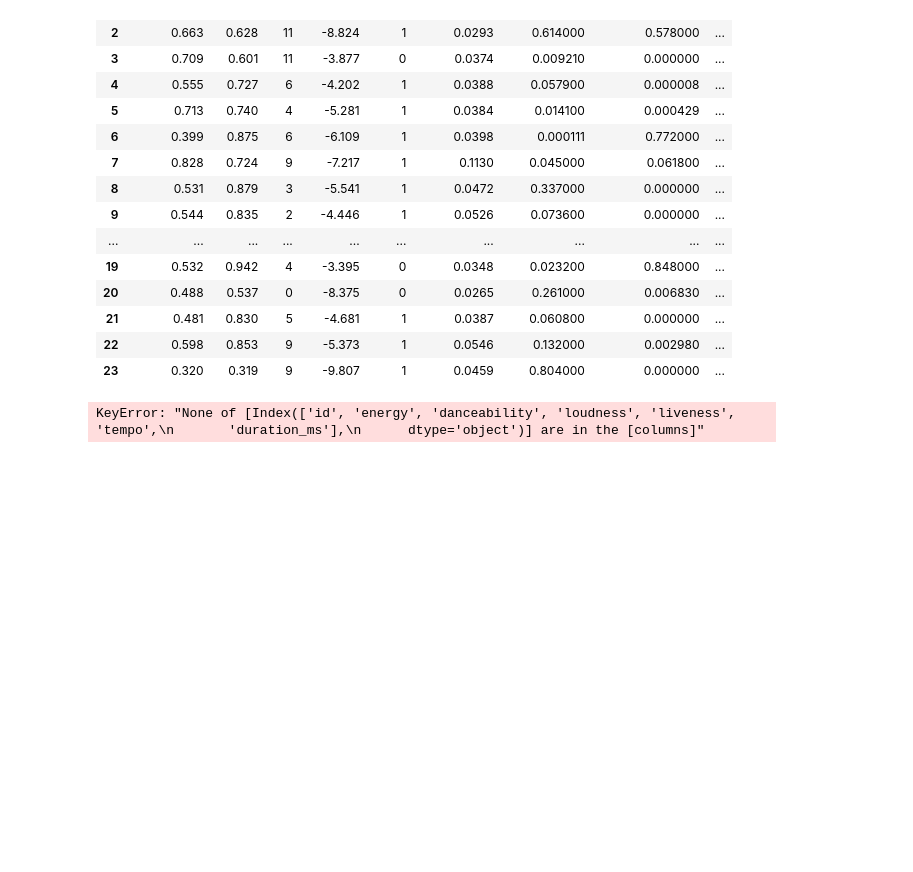
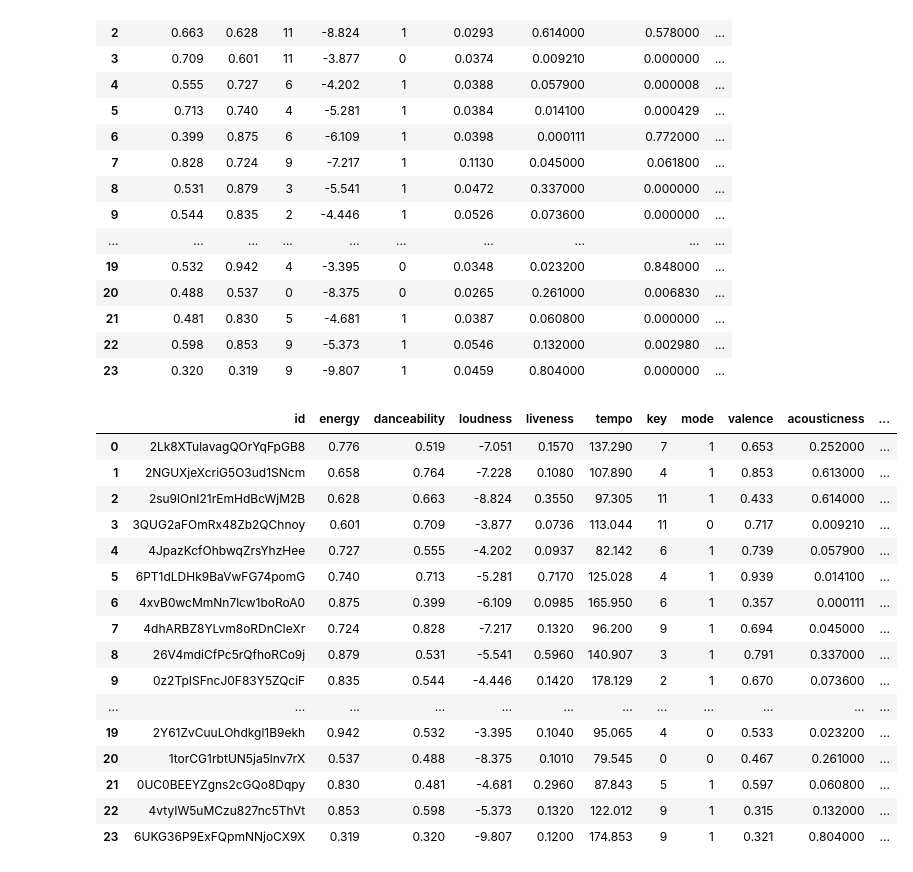
Before and after one commit to cwsteph/Spotify-JS, a Jupyter notebook: Untitled.ipynb, the cells around one changed output. Cells and saved outputs as stored; diff of their text form; code cells hidden in the pictures; blank space fills up the shorter version.

```diff
--- a/Untitled.ipynb
+++ b/Untitled.ipynb
@@ -225,7 +221,23 @@ results
 | 22 | 0.598 | 0.853 | 9 | -5.373 | 1 | 0.0546 | 0.132000 | 0.002980 | ... |
 | 23 | 0.320 | 0.319 | 9 | -9.807 | 1 | 0.0459 | 0.804000 | 0.000000 | ... |
 # %%
-song_info = results[['id', 'energy', 'danceability', 'loudness', 'liveness', 'tempo', 'duration_ms']]
+song_info = results[['id', 'energy', 'danceability', 'loudness', 'liveness', 'tempo', 'key', 'mode', 'valence', 'acousticness' , 'duration_ms']]
 song_info
 # %% [output]
-KeyError: "None of [Index(['id', 'energy', 'danceability', 'loudness', 'liveness', 'tempo',\n       'duration_ms'],\n      dtype='object')] are in the [columns]"
+|  | id | energy | danceability | loudness | liveness | tempo | key | mode | valence | acousticness | ... |
+| 0 | 2Lk8XTulavagQOrYqFpGB8 | 0.776 | 0.519 | -7.051 | 0.1570 | 137.290 | 7 | 1 | 0.653 | 0.252000 | ... |
+| 1 | 2NGUXjeXcriG5O3ud1SNcm | 0.658 | 0.764 | -7.228 | 0.1080 | 107.890 | 4 | 1 | 0.853 | 0.613000 | ... |
+| 2 | 2su9lOnI21rEmHdBcWjM2B | 0.628 | 0.663 | -8.824 | 0.3550 | 97.305 | 11 | 1 | 0.433 | 0.614000 | ... |
+| 3 | 3QUG2aFOmRx48Zb2QChnoy | 0.601 | 0.709 | -3.877 | 0.0736 | 113.044 | 11 | 0 | 0.717 | 0.009210 | ... |
+| 4 | 4JpazKcfOhbwqZrsYhzHee | 0.727 | 0.555 | -4.202 | 0.0937 | 82.142 | 6 | 1 | 0.739 | 0.057900 | ... |
+| 5 | 6PT1dLDHk9BaVwFG74pomG | 0.740 | 0.713 | -5.281 | 0.7170 | 125.028 | 4 | 1 | 0.939 | 0.014100 | ... |
+| 6 | 4xvB0wcMmNn7lcw1boRoA0 | 0.875 | 0.399 | -6.109 | 0.0985 | 165.950 | 6 | 1 | 0.357 | 0.000111 | ... |
+| 7 | 4dhARBZ8YLvm8oRDnCIeXr | 0.724 | 0.828 | -7.217 | 0.1320 | 96.200 | 9 | 1 | 0.694 | 0.045000 | ... |
+| 8 | 26V4mdiCfPc5rQfhoRCo9j | 0.879 | 0.531 | -5.541 | 0.5960 | 140.907 | 3 | 1 | 0.791 | 0.337000 | ... |
+| 9 | 0z2TpISFncJ0F83Y5ZQciF | 0.835 | 0.544 | -4.446 | 0.1420 | 178.129 | 2 | 1 | 0.670 | 0.073600 | ... |
+| ... | ... | ... | ... | ... | ... | ... | ... | ... | ... | ... | ... |
+| 19 | 2Y61ZvCuuLOhdkgl1B9ekh | 0.942 | 0.532 | -3.395 | 0.1040 | 95.065 | 4 | 0 | 0.533 | 0.023200 | ... |
+| 20 | 1torCG1rbtUN5ja5lnv7rX | 0.537 | 0.488 | -8.375 | 0.1010 | 79.545 | 0 | 0 | 0.467 | 0.261000 | ... |
+| 21 | 0UC0BEEYZgns2cGQo8Dqpy | 0.830 | 0.481 | -4.681 | 0.2960 | 87.843 | 5 | 1 | 0.597 | 0.060800 | ... |
+| 22 | 4vtyIW5uMCzu827nc5ThVt | 0.853 | 0.598 | -5.373 | 0.1320 | 122.012 | 9 | 1 | 0.315 | 0.132000 | ... |
+| 23 | 6UKG36P9ExFQpmNNjoCX9X | 0.319 | 0.320 | -9.807 | 0.1200 | 174.853 | 9 | 1 | 0.321 | 0.804000 | ... |
```
Also changed, not shown: parts of 4 cells of this notebook, 1 other file.
